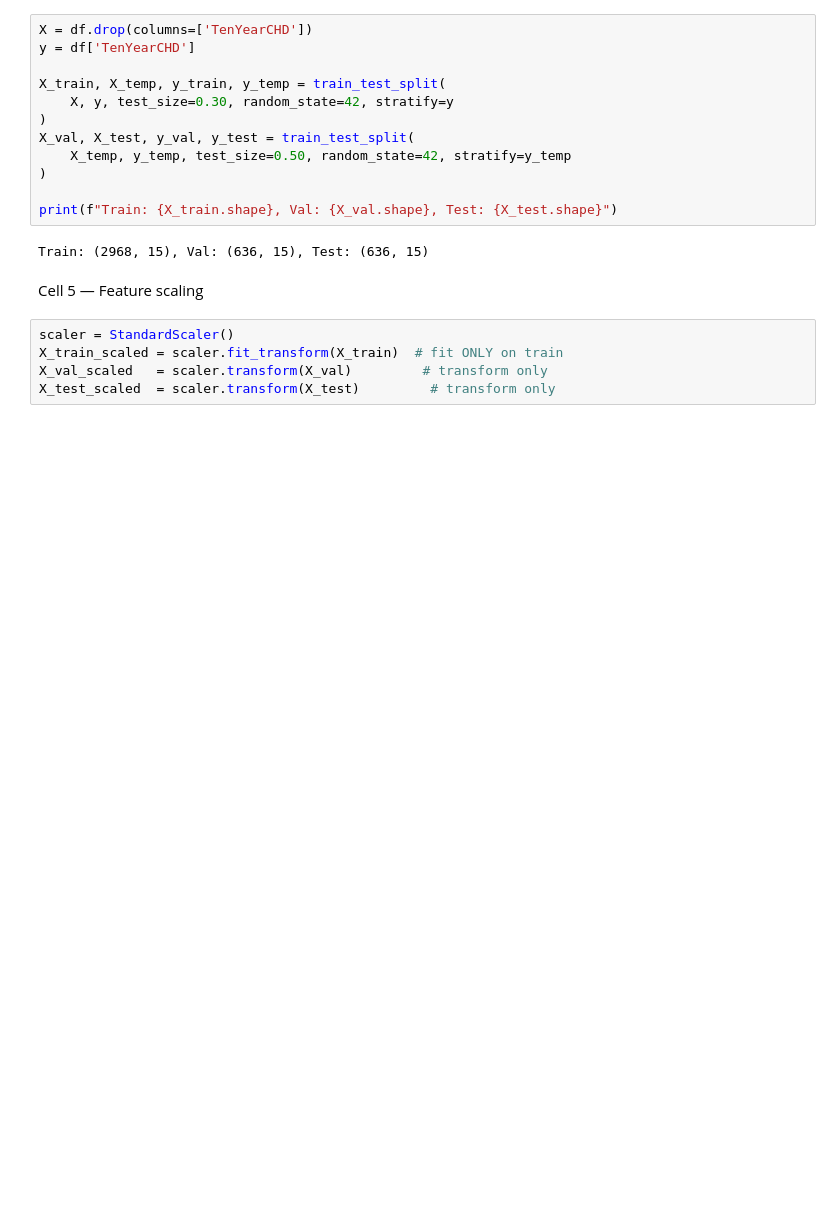
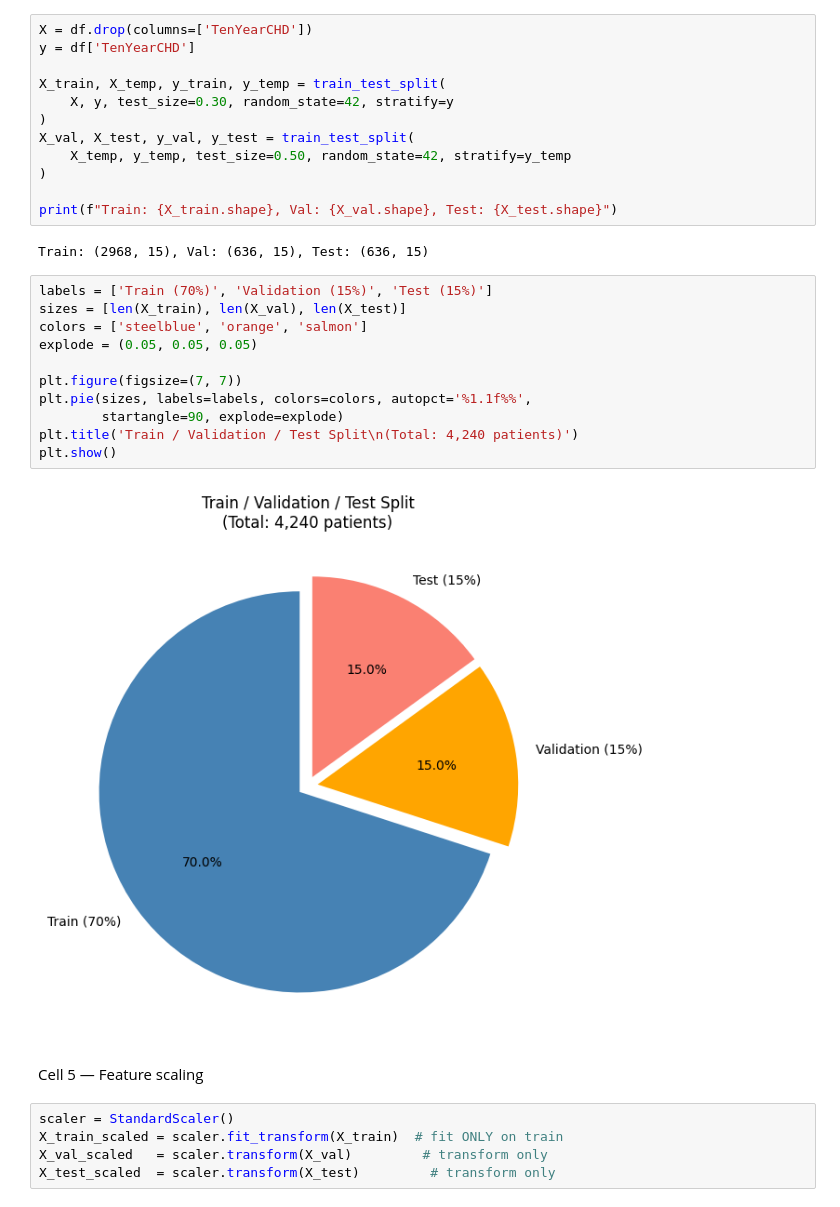
Before and after one commit to Aryan2521-04/COMP4600-Heart-Risk-Prediction, a Jupyter notebook: notebooks/02_preprocessing.ipynb, the cells around one changed output. Drawn from its saved outputs; the diff is of its cells as text; blank space fills up the shorter version.

```diff
--- a/notebooks/02_preprocessing.ipynb
+++ b/notebooks/02_preprocessing.ipynb
@@ -57,6 +69,19 @@ X_val, X_test, y_val, y_test = train_test_split(
 print(f"Train: {X_train.shape}, Val: {X_val.shape}, Test: {X_test.shape}")
 # %% [output]
 Train: (2968, 15), Val: (636, 15), Test: (636, 15)
+# %%
+labels = ['Train (70%)', 'Validation (15%)', 'Test (15%)']
+sizes = [len(X_train), len(X_val), len(X_test)]
+colors = ['steelblue', 'orange', 'salmon']
+explode = (0.05, 0.05, 0.05)
+
+plt.figure(figsize=(7, 7))
+plt.pie(sizes, labels=labels, colors=colors, autopct='%1.1f%%',
+        startangle=90, explode=explode)
+plt.title('Train / Validation / Test Split\n(Total: 4,240 patients)')
+plt.show()
+# %% [output]
+[figure, added]
 # %% [markdown]
 Cell 5 — Feature scaling
 # %%
```
Also changed, not shown: parts of 5 cells of this notebook, 1 other file.
